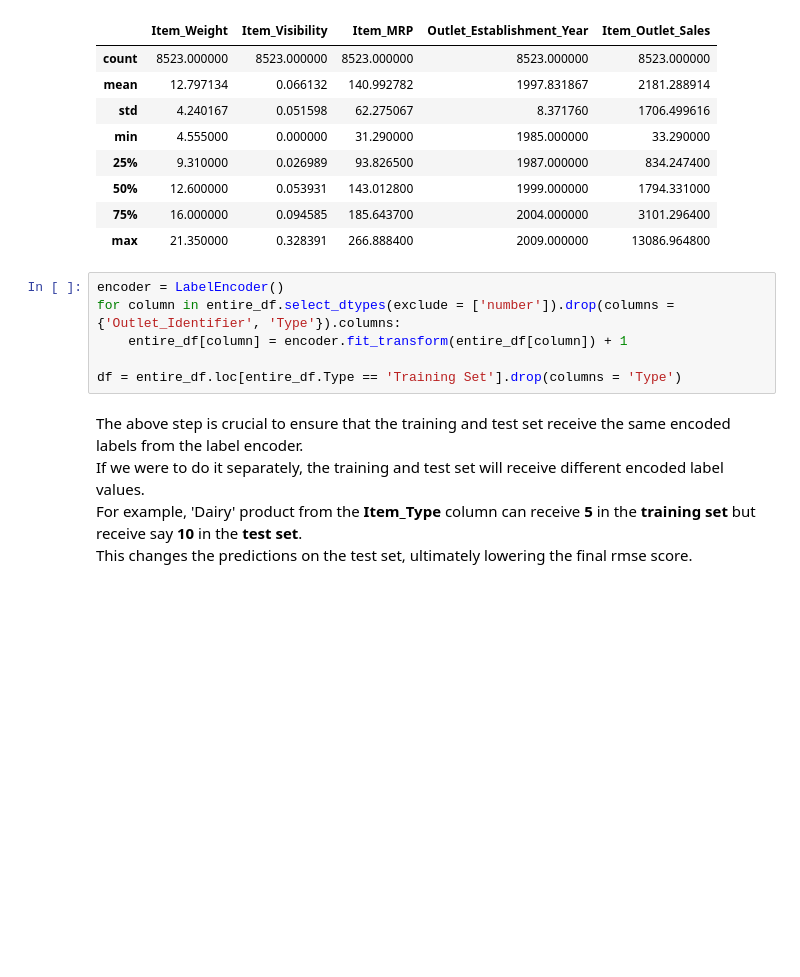
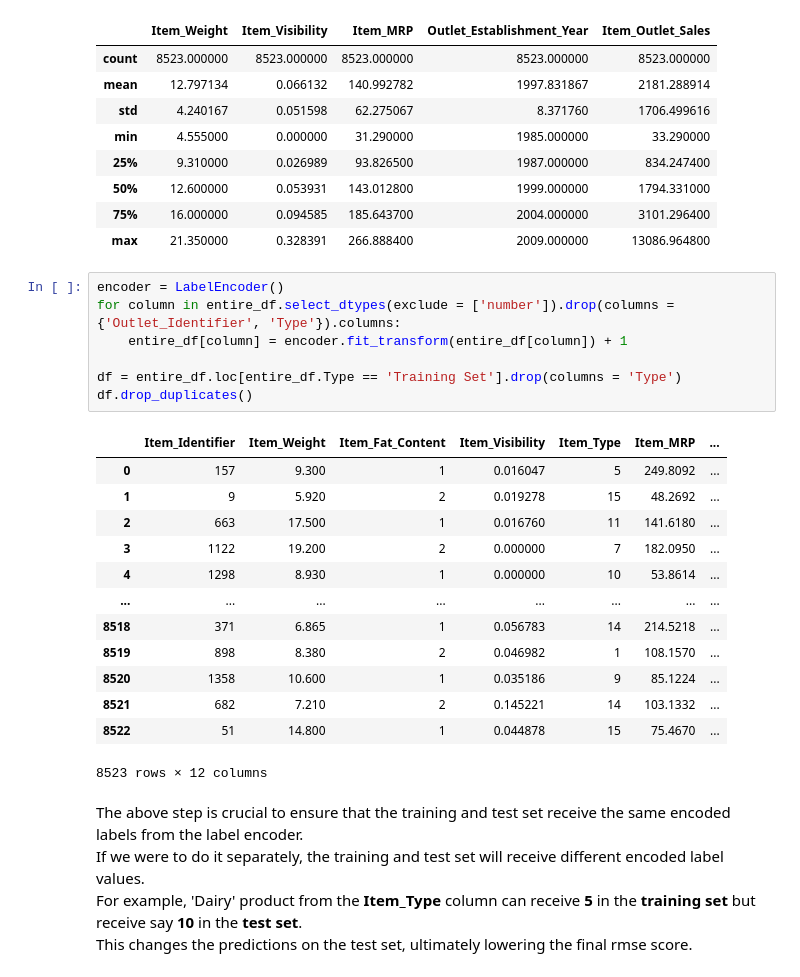
Before and after one commit to Suhask98/ABB-Senior-Data-Scientist-Coding-Assignment, a Jupyter notebook: ABB_DS_Challenge.ipynb, the cells around one changed output. Cells and saved outputs as stored; diff of their text form; blank space fills up the shorter version.

```diff
--- a/ABB_DS_Challenge.ipynb
+++ b/ABB_DS_Challenge.ipynb
@@ -128,9 +130,24 @@ entire_df.loc[entire_df.Type == 'Training Set'].select_dtypes(include = ['number
 # %%
 encoder = LabelEncoder()
 for column in entire_df.select_dtypes(exclude = ['number']).drop(columns = {'Outlet_Identifier', 'Type'}).columns:
     entire_df[column] = encoder.fit_transform(entire_df[column]) + 1
 
 df = entire_df.loc[entire_df.Type == 'Training Set'].drop(columns = 'Type')
+df.drop_duplicates()
+# %% [output]
+|  | Item_Identifier | Item_Weight | Item_Fat_Content | Item_Visibility | Item_Type | Item_MRP | ... |
+| 0 | 157 | 9.300 | 1 | 0.016047 | 5 | 249.8092 | ... |
+| 1 | 9 | 5.920 | 2 | 0.019278 | 15 | 48.2692 | ... |
+| 2 | 663 | 17.500 | 1 | 0.016760 | 11 | 141.6180 | ... |
+| 3 | 1122 | 19.200 | 2 | 0.000000 | 7 | 182.0950 | ... |
+| 4 | 1298 | 8.930 | 1 | 0.000000 | 10 | 53.8614 | ... |
+| ... | ... | ... | ... | ... | ... | ... | ... |
+| 8518 | 371 | 6.865 | 1 | 0.056783 | 14 | 214.5218 | ... |
+| 8519 | 898 | 8.380 | 2 | 0.046982 | 1 | 108.1570 | ... |
+| 8520 | 1358 | 10.600 | 1 | 0.035186 | 9 | 85.1224 | ... |
+| 8521 | 682 | 7.210 | 2 | 0.145221 | 14 | 103.1332 | ... |
+| 8522 | 51 | 14.800 | 1 | 0.044878 | 15 | 75.4670 | ... |
+8523 rows × 12 columns
 # %% [markdown]
 The above step is crucial to ensure that the training and test set receive the same encoded labels from the label encoder. <br>
 If we were to do it separately, the training and test set will receive different encoded label values. <br>
```
Also changed, not shown: parts of 12 cells of this notebook.
